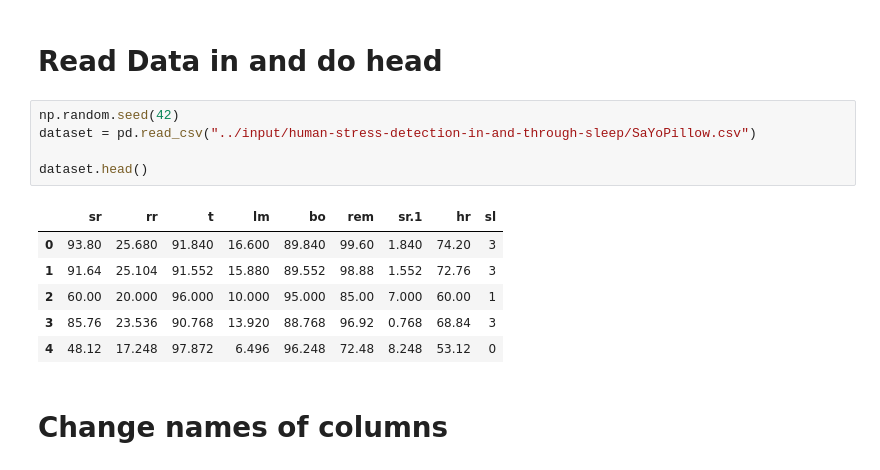
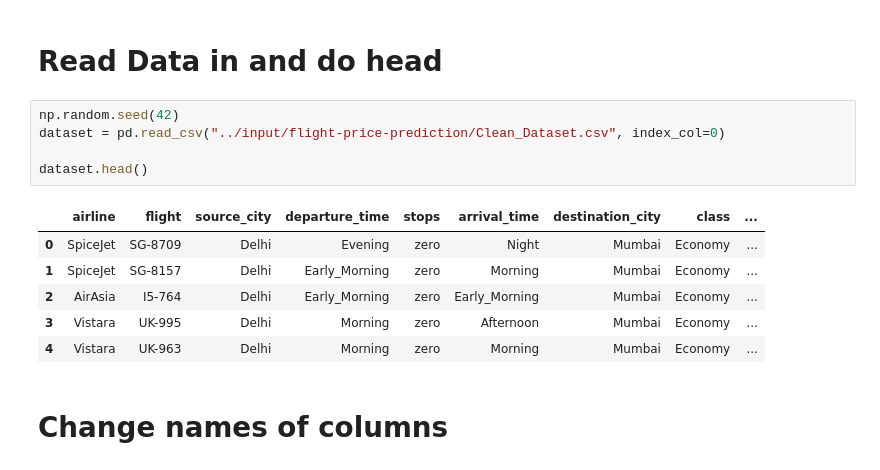
Before and after one commit to mkerekes1427/CAP-4770-Final-Project, a Jupyter notebook: sleep-datascience-notebook.ipynb, the cells around one changed output. Drawn from its saved outputs; the diff is of its cells as text.

Commit message:
Flights

```diff
--- a/sleep-datascience-notebook.ipynb
+++ b/sleep-datascience-notebook.ipynb
@@ -50,16 +30,16 @@ WARNING: Running pip as the 'root' user can result in broken permissions and con
 # Read Data in and do head
 # %%
 np.random.seed(42)
-dataset = pd.read_csv("../input/human-stress-detection-in-and-through-sleep/SaYoPillow.csv")
+dataset = pd.read_csv("../input/flight-price-prediction/Clean_Dataset.csv", index_col=0)
 
 dataset.head()
 # %% [output]
-|  | sr | rr | t | lm | bo | rem | sr.1 | hr | sl |
-| 0 | 93.80 | 25.680 | 91.840 | 16.600 | 89.840 | 99.60 | 1.840 | 74.20 | 3 |
-| 1 | 91.64 | 25.104 | 91.552 | 15.880 | 89.552 | 98.88 | 1.552 | 72.76 | 3 |
-| 2 | 60.00 | 20.000 | 96.000 | 10.000 | 95.000 | 85.00 | 7.000 | 60.00 | 1 |
-| 3 | 85.76 | 23.536 | 90.768 | 13.920 | 88.768 | 96.92 | 0.768 | 68.84 | 3 |
-| 4 | 48.12 | 17.248 | 97.872 | 6.496 | 96.248 | 72.48 | 8.248 | 53.12 | 0 |
+|  | airline | flight | source_city | departure_time | stops | arrival_time | destination_city | class | ... |
+| 0 | SpiceJet | SG-8709 | Delhi | Evening | zero | Night | Mumbai | Economy | ... |
+| 1 | SpiceJet | SG-8157 | Delhi | Early_Morning | zero | Morning | Mumbai | Economy | ... |
+| 2 | AirAsia | I5-764 | Delhi | Early_Morning | zero | Early_Morning | Mumbai | Economy | ... |
+| 3 | Vistara | UK-995 | Delhi | Morning | zero | Afternoon | Mumbai | Economy | ... |
+| 4 | Vistara | UK-963 | Delhi | Morning | zero | Morning | Mumbai | Economy | ... |
 # %% [markdown]
 # Change names of columns
 # %%
```
Also changed, not shown: parts of 43 cells of this notebook.
